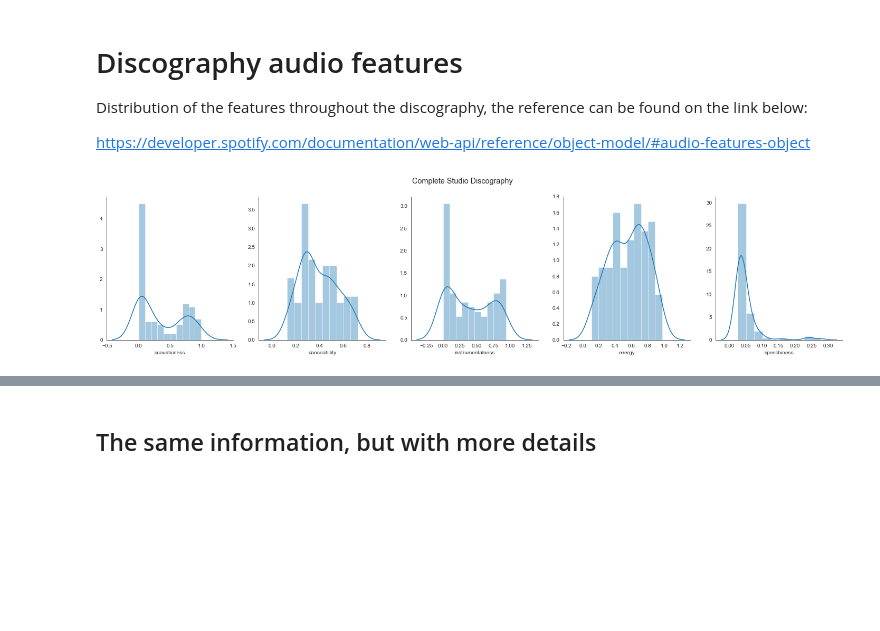
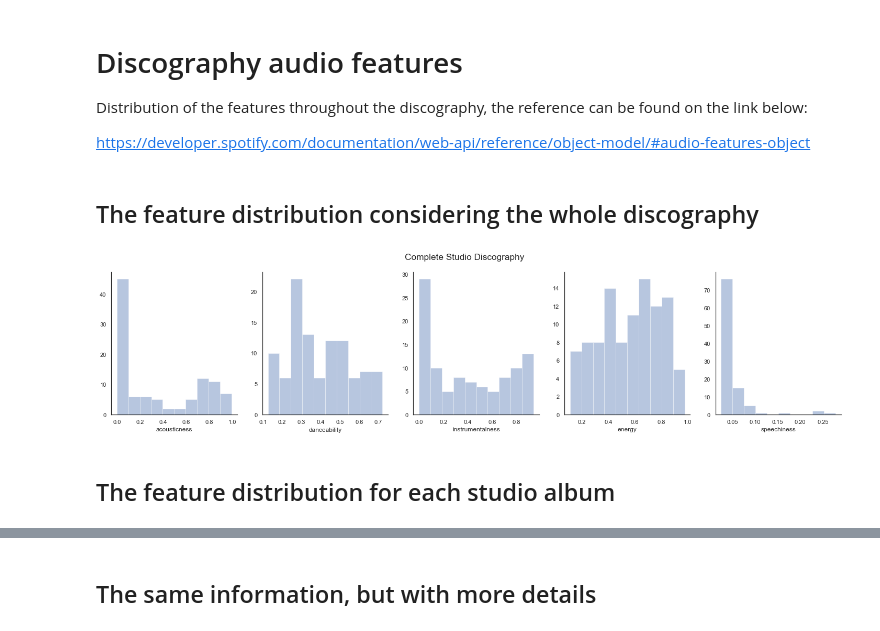
Before and after one commit to lucashelfs/analises-spotify, a Jupyter notebook: analysis/Radiohead discography analysis - work in progress.ipynb, the cells around one changed output, grey strips where cells are left out. Drawn from its saved outputs; the diff is of its cells as text; code cells hidden in the pictures; blank space fills up the shorter version.

```diff
--- a/analysis/Radiohead discography analysis - work in progress.ipynb
+++ b/analysis/Radiohead discography analysis - work in progress.ipynb
@@ -102,19 +108,23 @@ desired_columns = ['acousticness', 'danceability', 'instrumentalness', 'energy',
 
 df_plot = filtered_df[desired_columns]
 
-def plot_features(df, album_title):
+def plot_features(df, album_title, kde=True):
     acoustic_features = ['acousticness', 'danceability', 'instrumentalness', 'energy', 'speechiness']
     sns.set_style('white')
     fig, axes = plt.subplots(1,5, figsize=(25,5))
     fig.suptitle(album_title, fontsize="x-large")
     for i, feature in enumerate(acoustic_features):
-        sns.distplot(df[feature], ax=axes[i], bins=10, kde=True)
+        sns.distplot(df[feature], ax=axes[i], bins=10, kde=kde)
     sns.despine()
     plt.show()
+# %% [markdown]
+## The feature distribution considering the whole discography
 # %%
-plot_features(df_plot, 'Complete Studio Discography')
+plot_features(df_plot, 'Complete Studio Discography', kde=False)
 # %% [output]
-[figure, old version]
+[figure, new version]
+# %% [markdown]
+## The feature distribution for each studio album
 # %%
 for album in studio_albums:
     test_df = df[df.album_name == album]
```
Also changed, not shown: parts of 24 cells of this notebook.
